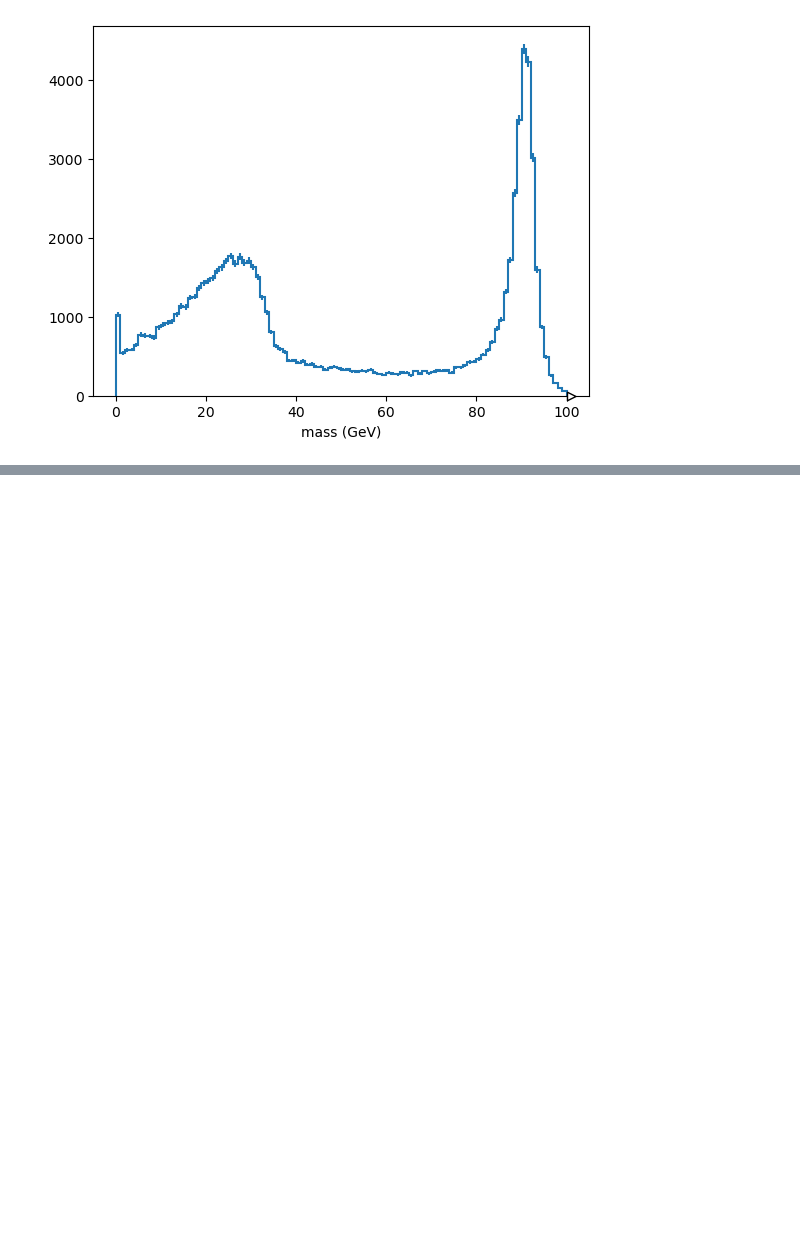
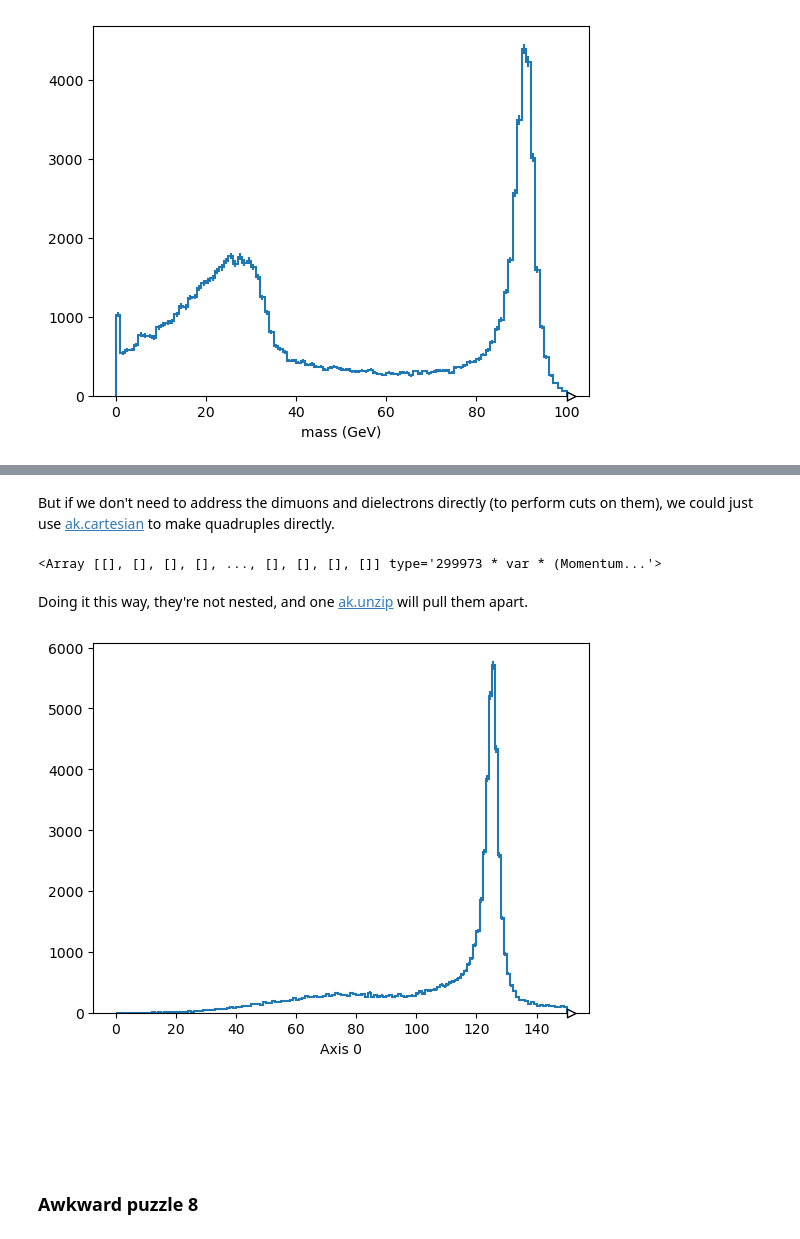
Before and after one commit to jpivarski-talks/2024-06-20-uscms-princeton-tutorial, a Jupyter notebook: site/files/answers-NO-PEEKING.ipynb, the cells around one changed output, grey strips where cells are left out. Cells and saved outputs as stored; diff of their text form; code cells hidden in the pictures; blank space fills up the shorter version.

```diff
--- a/site/files/answers-NO-PEEKING.ipynb
+++ b/site/files/answers-NO-PEEKING.ipynb
@@ -289,0 +358,19 @@ Hist.new.Reg(100, 0, 100, name="mass (GeV)").Double().fill(
+# %% [markdown]
+But if we don't need to address the dimuons and dielectrons directly (to perform cuts on them), we could just use [ak.cartesian](https://awkward-array.org/doc/main/reference/generated/ak.cartesian.html) to make quadruples directly.
+# %%
+quadruples = ak.cartesian([muon_plus, muon_minus, electron_plus, electron_minus])
+quadruples
+# %% [output]
+<Array [[], [], [], [], ..., [], [], [], []] type='299973 * var * (Momentum...'>
+# %% [markdown]
+Doing it this way, they're not nested, and one [ak.unzip](https://awkward-array.org/doc/main/reference/generated/ak.unzip.html) will pull them apart.
+# %%
+mu1, mu2, e1, e2 = ak.unzip(quadruples)
+# %%
+quickplot(150, 0, 150, ak.flatten((mu1 + mu2 + e1 + e2).mass))
+# %% [output]
+[figure, added]
+# %% [markdown]
+<br><br><br>
+# %% [markdown]
+### Awkward puzzle 8
```
Also changed, not shown: parts of 42 cells of this notebook, 4 other files.
